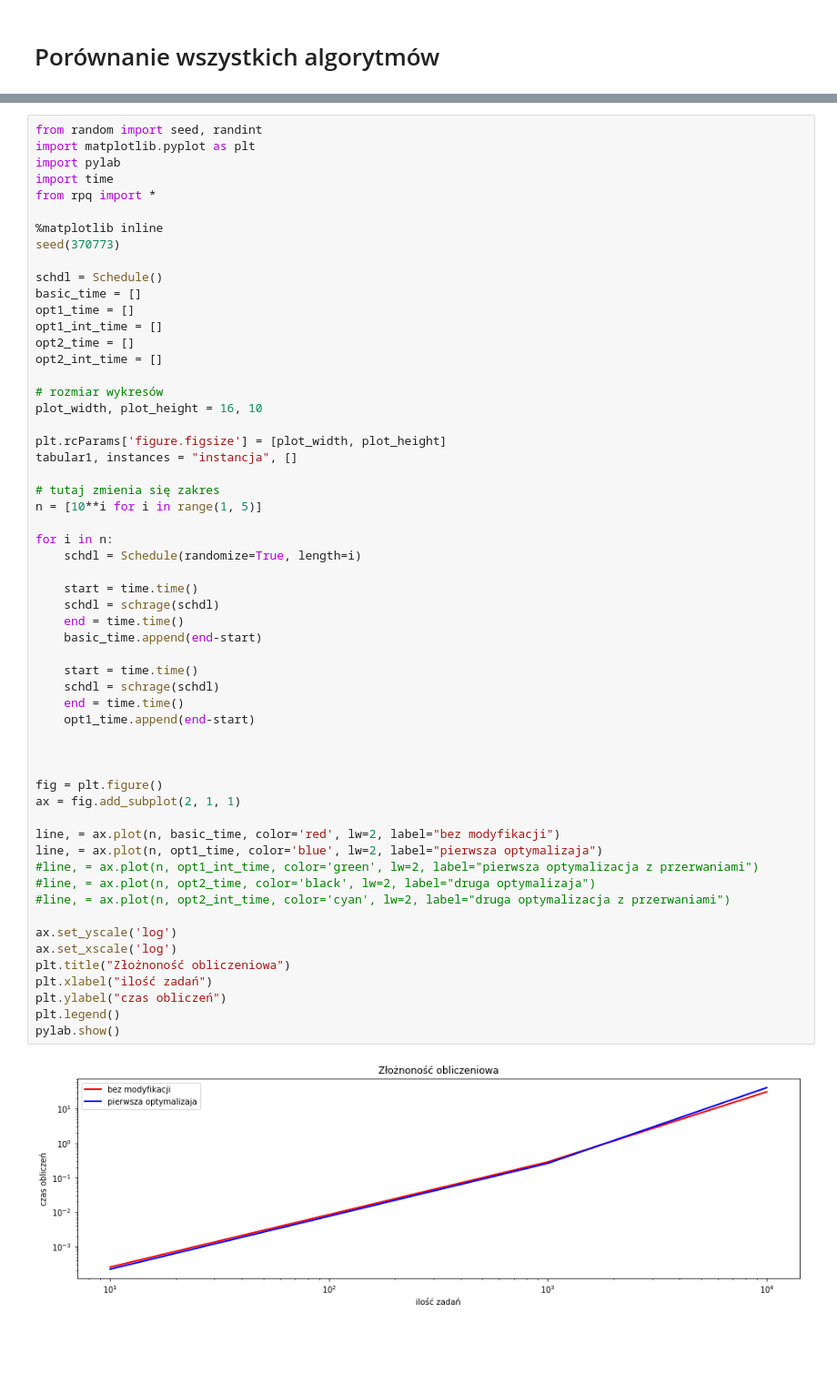
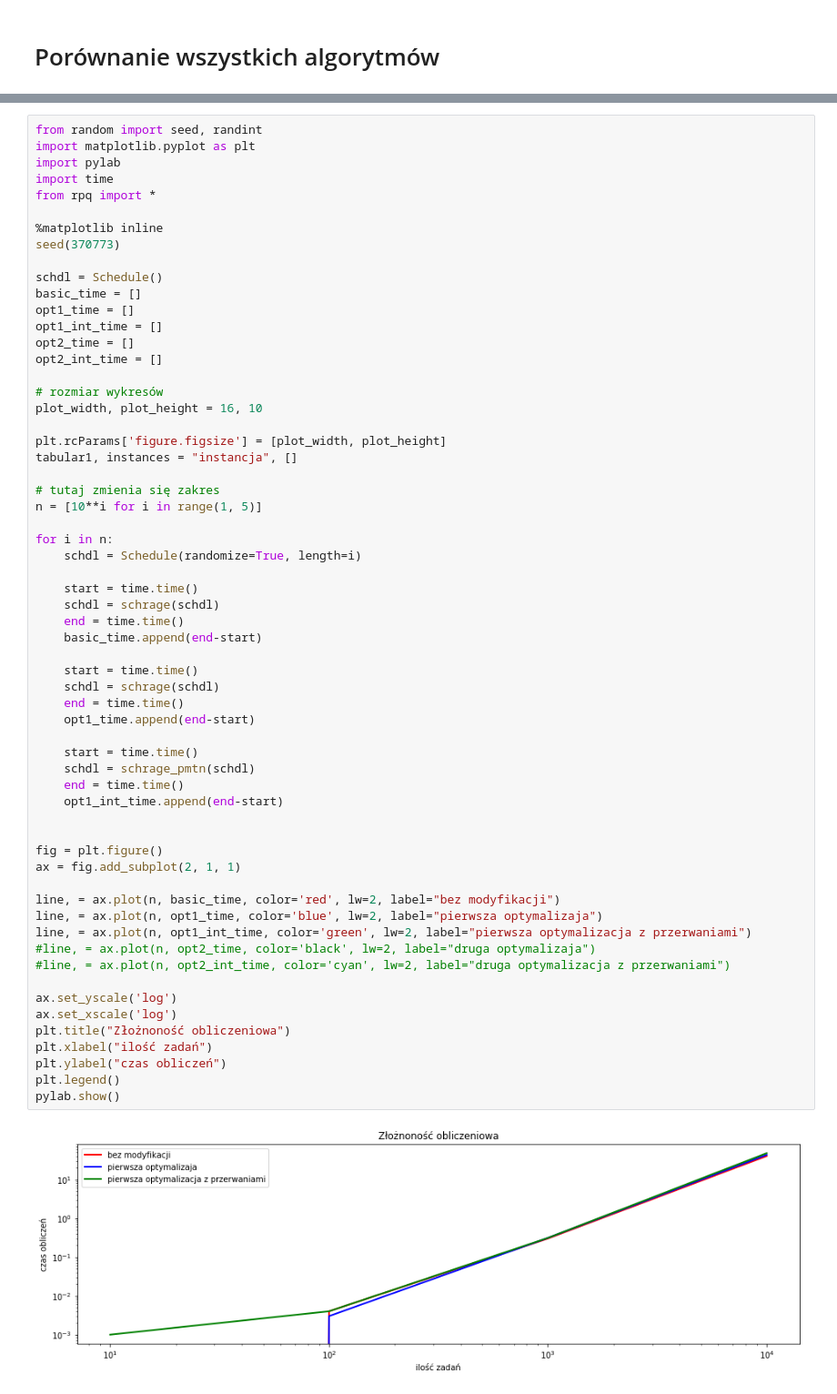
Before and after one commit to biesmir/SPD, a Jupyter notebook: Sprawozdanie_04.ipynb, the cells around one changed output, grey strips where cells are left out. Shown at 91% size. Saved outputs shown, nothing was run; the diff lists cells and outputs as text; blank space fills up the shorter version.

Commit message:
Schrage z przerwaniami

```diff
--- a/Sprawozdanie_04.ipynb
+++ b/Sprawozdanie_04.ipynb
@@ -115,32 +173,36 @@ for i in n:
     schdl = Schedule(randomize=True, length=i)
 
     start = time.time()
     schdl = schrage(schdl)
     end = time.time()
     basic_time.append(end-start)
 
     start = time.time()
     schdl = schrage(schdl)
     end = time.time()
     opt1_time.append(end-start)
 
+    start = time.time()
+    schdl = schrage_pmtn(schdl)
+    end = time.time()
+    opt1_int_time.append(end-start)
 
 
 fig = plt.figure()
 ax = fig.add_subplot(2, 1, 1)
 
 line, = ax.plot(n, basic_time, color='red', lw=2, label="bez modyfikacji")
 line, = ax.plot(n, opt1_time, color='blue', lw=2, label="pierwsza optymalizaja")
-#line, = ax.plot(n, opt1_int_time, color='green', lw=2, label="pierwsza optymalizacja z przerwaniami")
+line, = ax.plot(n, opt1_int_time, color='green', lw=2, label="pierwsza optymalizacja z przerwaniami")
 #line, = ax.plot(n, opt2_time, color='black', lw=2, label="druga optymalizaja")
 #line, = ax.plot(n, opt2_int_time, color='cyan', lw=2, label="druga optymalizacja z przerwaniami")
 
 ax.set_yscale('log')
 ax.set_xscale('log')
 plt.title("Złożnoność obliczeniowa")
 plt.xlabel("ilość zadań")
 plt.ylabel("czas obliczeń")
 plt.legend()
 pylab.show()
 # %% [output]
-[figure, old version]
+[figure, new version]
```
Also changed, not shown: parts of 4 cells of this notebook, 2 other files.
